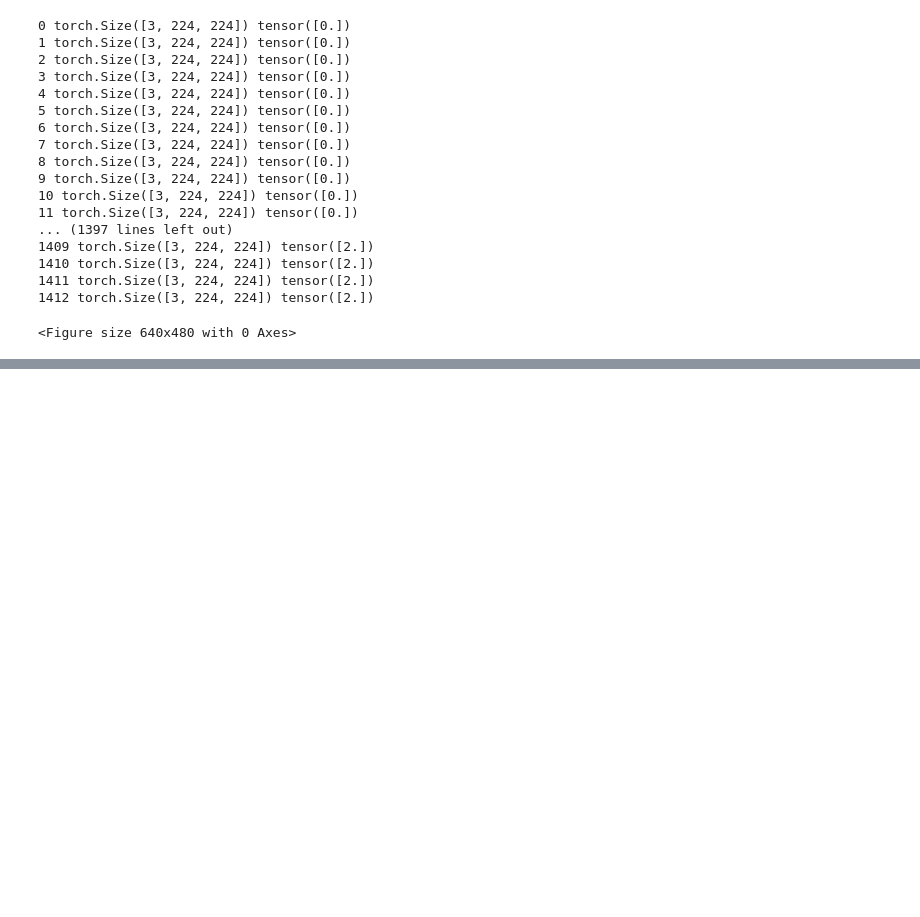
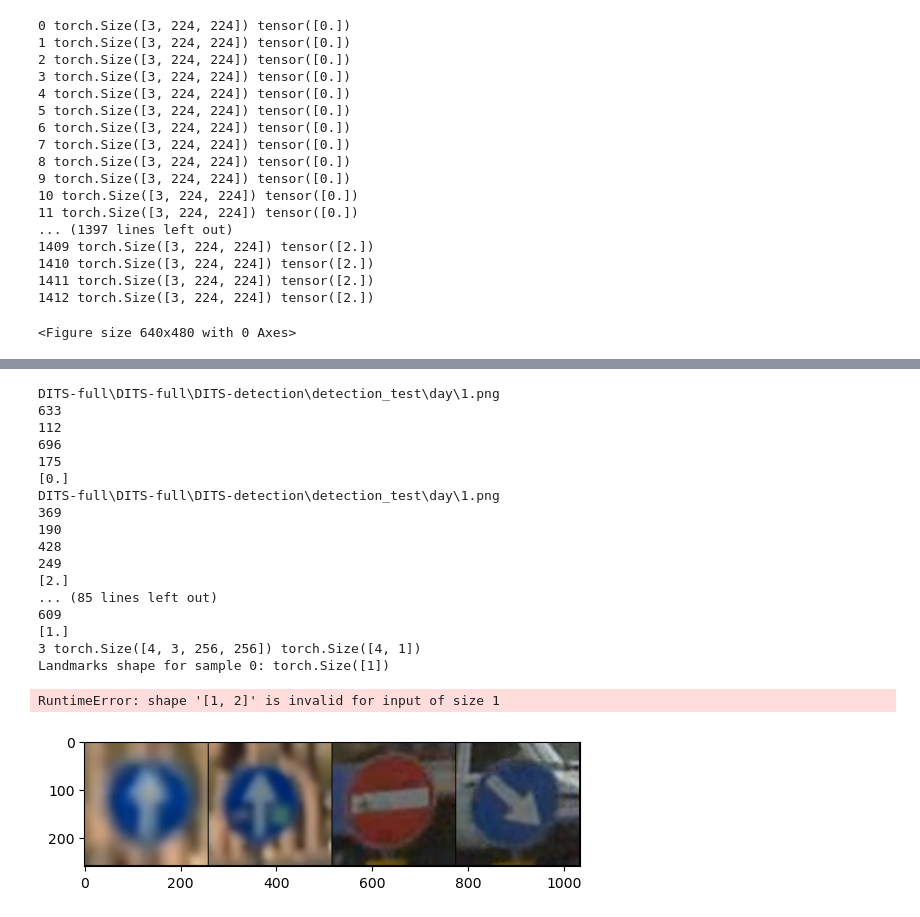
Before and after one commit to gorgons97/MachineLearning_Unict, a Jupyter notebook: dataset_class.ipynb, the cells around one changed output, grey strips where cells are left out. Saved outputs shown, nothing was run; the diff lists cells and outputs as text; code cells hidden in the pictures; blank space fills up the shorter version.

```diff
--- a/dataset_class.ipynb
+++ b/dataset_class.ipynb
@@ -222,0 +322,41 @@ RuntimeError: shape '[-1, 2]' is invalid for input of size 1
+# %%
+tran= transforms.Compose([Rescale(256),ToTensor()])
+datatest = StreetSignTest('DITS-full\DITS-full\DITS-detection\detection_test\day\classe.csv','DITS-full\DITS-full\DITS-detection\detection_test\day',tran)
+# %%
+dataloader = DataLoader(datatest, batch_size=4,
+                        shuffle=False, num_workers=0)
+
+#print(datatest["landmarks"])
+
+for i_batch, sample_batched in enumerate(dataloader):
+    print(i_batch, sample_batched['image'].size(),
+          sample_batched['landmarks'].size())
+
+    # observe 4th batch and stop.
+    if i_batch == 3:
+        plt.figure()
+        show_landmarks_batch(sample_batched)
+        plt.axis('off')
+        plt.ioff()
+        plt.show()
+        break
+# %% [output]
+DITS-full\DITS-full\DITS-detection\detection_test\day\1.png
+633
+112
+696
+175
+[0.]
+DITS-full\DITS-full\DITS-detection\detection_test\day\1.png
+369
+190
+428
+249
+[2.]
+... (85 lines left out)
+609
+[1.]
+3 torch.Size([4, 3, 256, 256]) torch.Size([4, 1])
+Landmarks shape for sample 0: torch.Size([1])
+RuntimeError: shape '[1, 2]' is invalid for input of size 1
+[figure, added]
```
Also changed, not shown: parts of 4 cells of this notebook, 3 other files.
